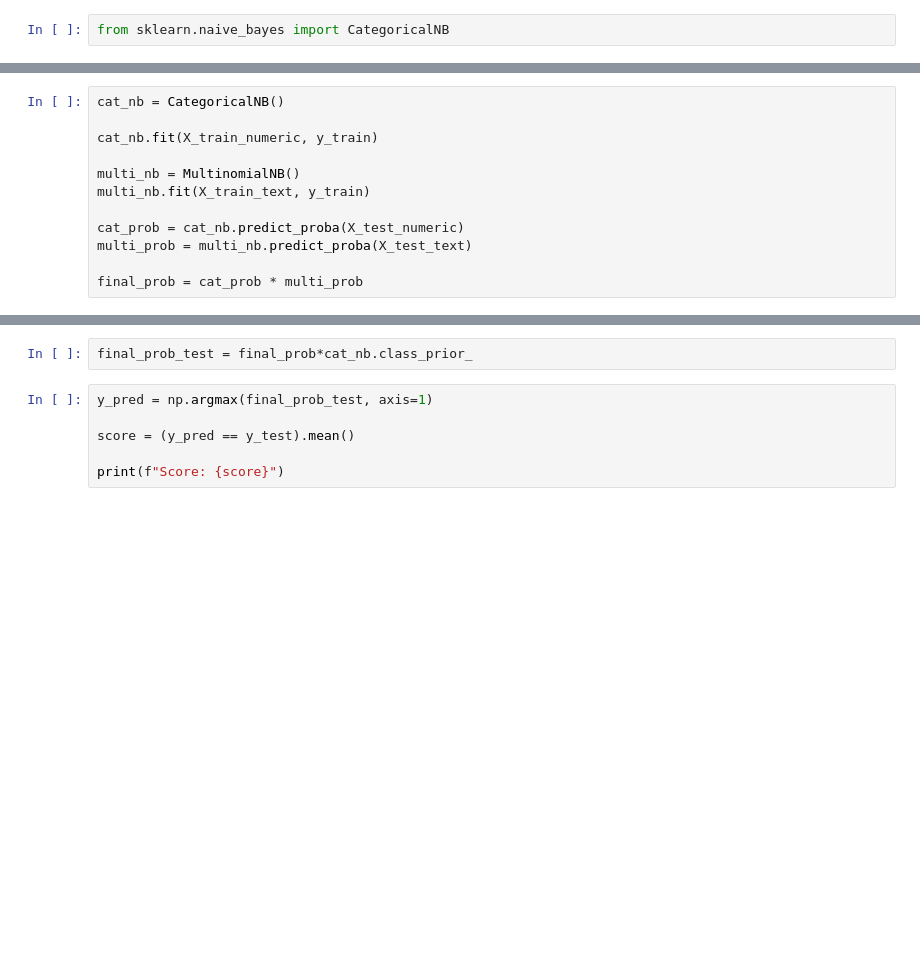
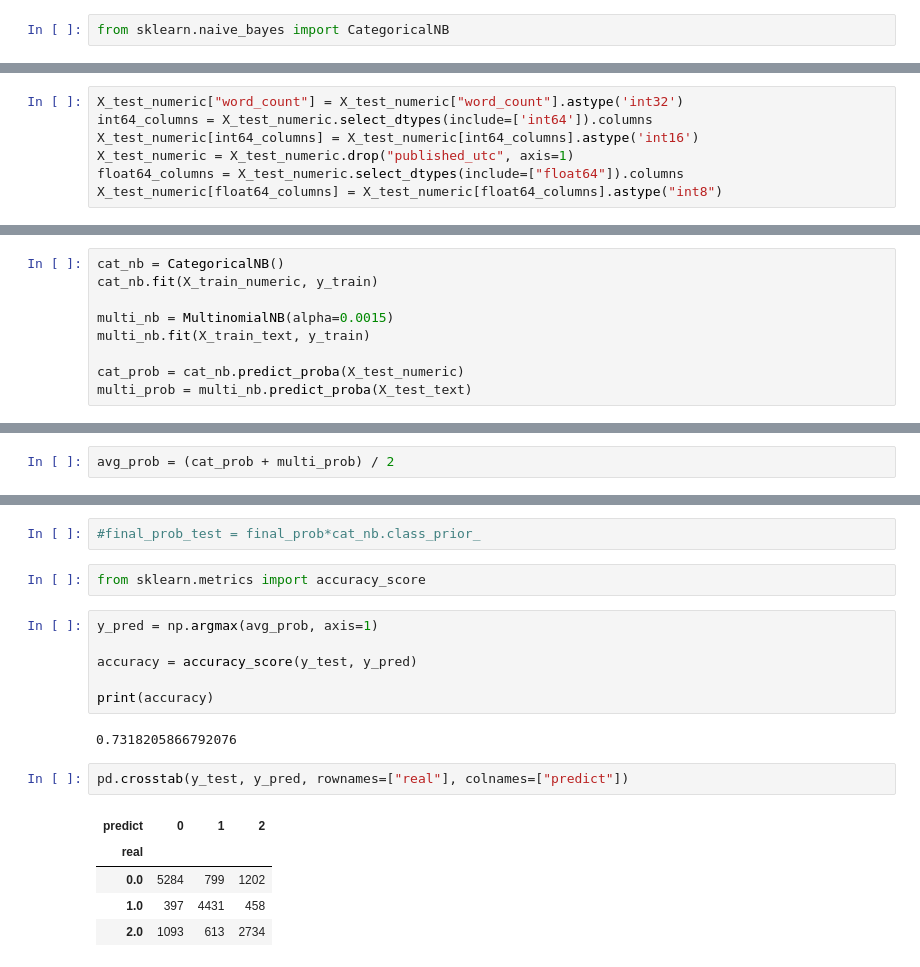
Before and after one commit to ElisaHofmann/fakenews, a Jupyter notebook: knn.ipynb, the cells around one changed output, grey strips where cells are left out. Cells and saved outputs as stored; diff of their text form; blank space fills up the shorter version.

```diff
--- a/knn.ipynb
+++ b/knn.ipynb
@@ -245,0 +262,7 @@ from sklearn.naive_bayes import CategoricalNB
+# %%
+X_test_numeric["word_count"] = X_test_numeric["word_count"].astype('int32')
+int64_columns = X_test_numeric.select_dtypes(include=['int64']).columns
+X_test_numeric[int64_columns] = X_test_numeric[int64_columns].astype('int16')
+X_test_numeric = X_test_numeric.drop("published_utc", axis=1)
+float64_columns = X_test_numeric.select_dtypes(include=["float64"]).columns
+X_test_numeric[float64_columns] = X_test_numeric[float64_columns].astype("int8")
@@ -246,12 +315,9 @@ from sklearn.naive_bayes import CategoricalNB
 # %%
 cat_nb = CategoricalNB()
-
 cat_nb.fit(X_train_numeric, y_train)
 
-multi_nb = MultinomialNB()
+multi_nb = MultinomialNB(alpha=0.0015)
 multi_nb.fit(X_train_text, y_train)
 
 cat_prob = cat_nb.predict_proba(X_test_numeric)
 multi_prob = multi_nb.predict_proba(X_test_text)
-
-final_prob = cat_prob * multi_prob
@@ -260,2 +324,4 @@ MemoryError: Unable to allocate 37.4 GiB for an array with shape (3, 1672548761)
+# %%
+avg_prob = (cat_prob + multi_prob) / 2
 # %%
 cat_nb.score(X_test_numeric, y_test)
@@ -264,8 +334,20 @@ multi_nb.score(X_test_text, y_test)
 # %%
-final_prob_test = final_prob*cat_nb.class_prior_
+#final_prob_test = final_prob*cat_nb.class_prior_
+# %%
+from sklearn.metrics import accuracy_score
 # %%
-y_pred = np.argmax(final_prob_test, axis=1)
+y_pred = np.argmax(avg_prob, axis=1)
 
-score = (y_pred == y_test).mean()
+accuracy = accuracy_score(y_test, y_pred)
 
-print(f"Score: {score}")
+print(accuracy)
+# %% [output]
+0.7318205866792076
+# %%
+pd.crosstab(y_test, y_pred, rownames=["real"], colnames=["predict"])
+# %% [output]
+| predict | 0 | 1 | 2 |
+| real |  |  |  |
+| 0.0 | 5284 | 799 | 1202 |
+| 1.0 | 397 | 4431 | 458 |
+| 2.0 | 1093 | 613 | 2734 |
```
Also changed, not shown: parts of 12 cells of this notebook.
